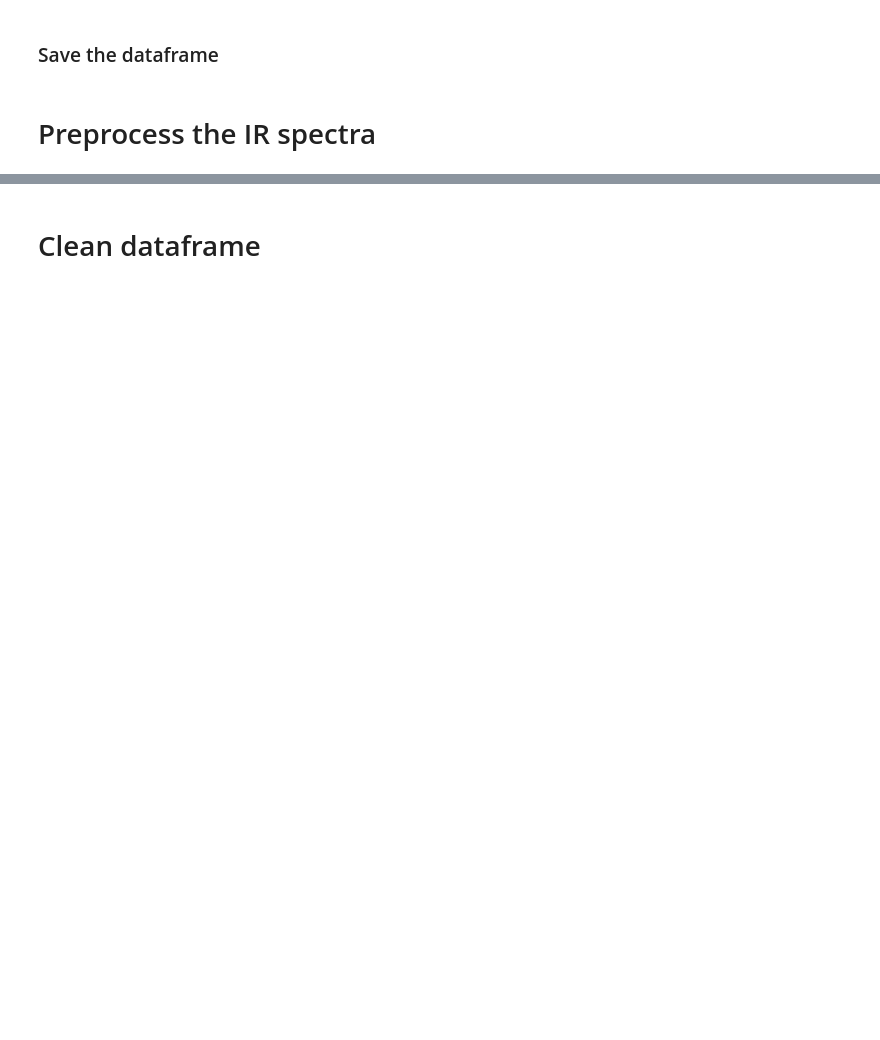
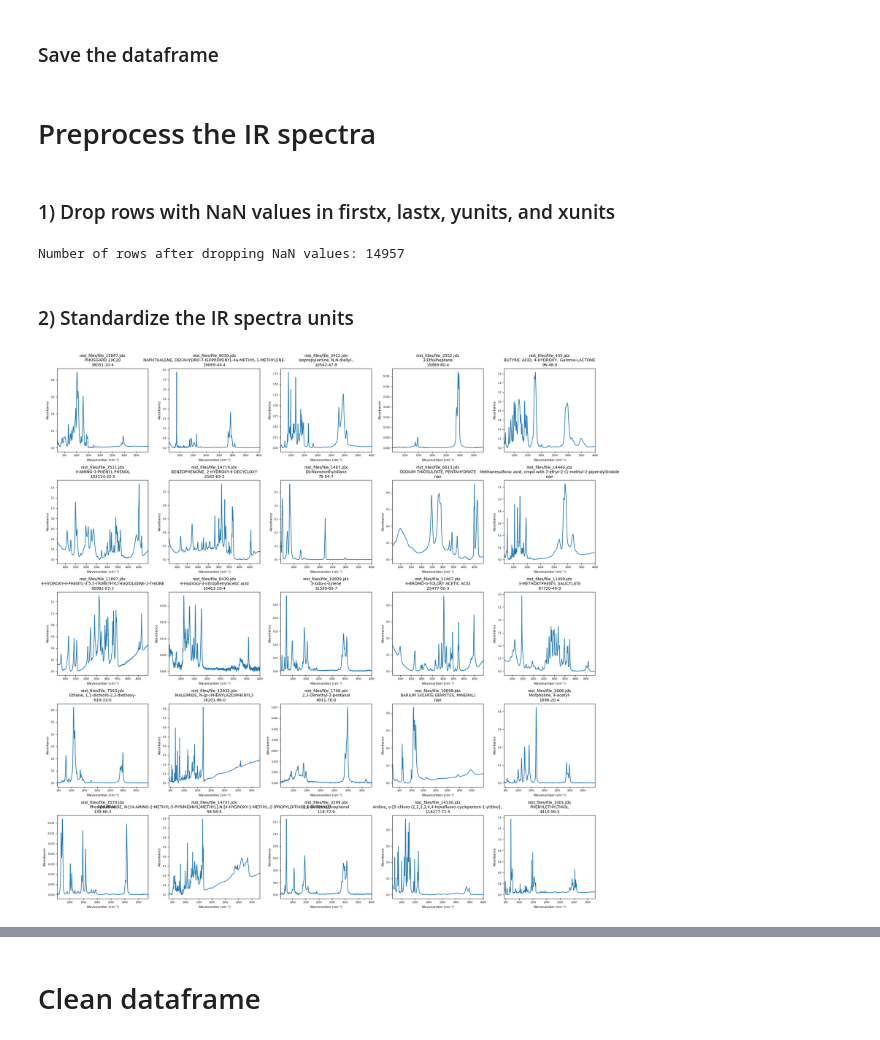
Before and after one commit to jearegio/nist_scrape, a Jupyter notebook: clean.ipynb, the cells around one changed output, grey strips where cells are left out. Drawn from its saved outputs; the diff is of its cells as text; code cells hidden in the pictures; blank space fills up the shorter version.

```diff
--- a/clean.ipynb
+++ b/clean.ipynb
@@ -51,4 +39,5 @@ df.to_csv('nist_data.csv', index=False)
 # %% [markdown]
 # Obtain SMILES
 # %%
-df = pd.read_csv('nist_data.csv')
+df = pd.read_pickle('nist_data.pkl')
+df
@@ -282,4 +289,73 @@ df.to_csv('nist_data_with_smiles.csv', index=False)
 # %% [markdown]
 # Preprocess the IR spectra
 # %%
-df = pd.read_csv('nist_data_with_smiles.csv')
+df = pd.read_pickle('nist_data_with_smiles.pkl')
+# %% [markdown]
+### 1) Drop rows with NaN values in firstx, lastx, yunits, and xunits
+# %%
+# Drop rows with NaN values in specified columns
+df = df.dropna(subset=['firstx', 'lastx', 'yunits', 'xunits'])
+
+# Reset the index after dropping rows
+df = df.reset_index(drop=True)
+
+print(f"Number of rows after dropping NaN values: {len(df)}")
+# %% [output]
+Number of rows after dropping NaN values: 14957
+# %% [markdown]
+### 2) Standardize the IR spectra units
+# %%
+import matplotlib.pyplot as plt
+import numpy as np
+
+# Randomly select 25 samples from the DataFrame
+random_samples = df.sample(n=25)
+
+# Create a 5x5 grid of subplots
+fig, axes = plt.subplots(5, 5, figsize=(20, 20))
+
+# Flatten the axes array for easier iteration
+axes_flat = axes.flatten()
+
+# Plot each randomly selected spectrum
+for i, (idx, row) in enumerate(random_samples.iterrows()):
+    ax = axes_flat[i]
+
+    # Convert transmittance to absorbance if necessary
+    if row['yunits'] == 'TRANSMITTANCE':
+        row['y'] = row['y'].clip(0.0001)
+        row['y'] = -np.log10(row['y']/100)
+        row['y'] = row['y'] - row['y'].min()
+        row['yunits'] = 'ABSORBANCE'
+
+    # Convert MICROMETERS to wavenumber (cm-1) if necessary
+    if row['xunits'] == 'MICROMETERS':
+        row['x'] = 10000 / row['x']
+        row['firstx'], row['lastx'] = 10000 / row['firstx'], 10000 / row['lastx']
+        row['xunits'] = 'WAVENUMBER'
+
+    # Ensure the x values are in ascending order
+    if row['firstx'] > row['lastx']:
+        row['x'] = row['x'][::-1]
+        row['y'] = row['y'][::-1]
+        row['firstx'], row['lastx'] = row['lastx'], row['firstx']
+
+    # Extract x, y, and range values from the modified row
+    x = row['x']
+    y = row['y']
+    first_x = row['firstx']
+    last_x = row['lastx']
+
+    # Plot the spectrum with the correct x range
+    ax.plot(np.linspace(first_x, last_x, len(x)), y)
+    ax.set_title(row['filename'] + "\n" + row['title'] + "\n" + str(row['cas registry no']), fontsize=10)
+    ax.set_xlabel("Wavenumber (cm⁻¹)", fontsize=8)
+    ax.set_ylabel("Absorbance", fontsize=8)
+    ax.tick_params(axis='both', which='major', labelsize=6)
+    ax.set_xlim(first_x, last_x)
+
+# Adjust the layout and display the plot
+plt.tight_layout()
+plt.show()
+# %% [output]
+[figure, added]
```
Also changed, not shown: parts of 13 cells of this notebook, 1 other file.
